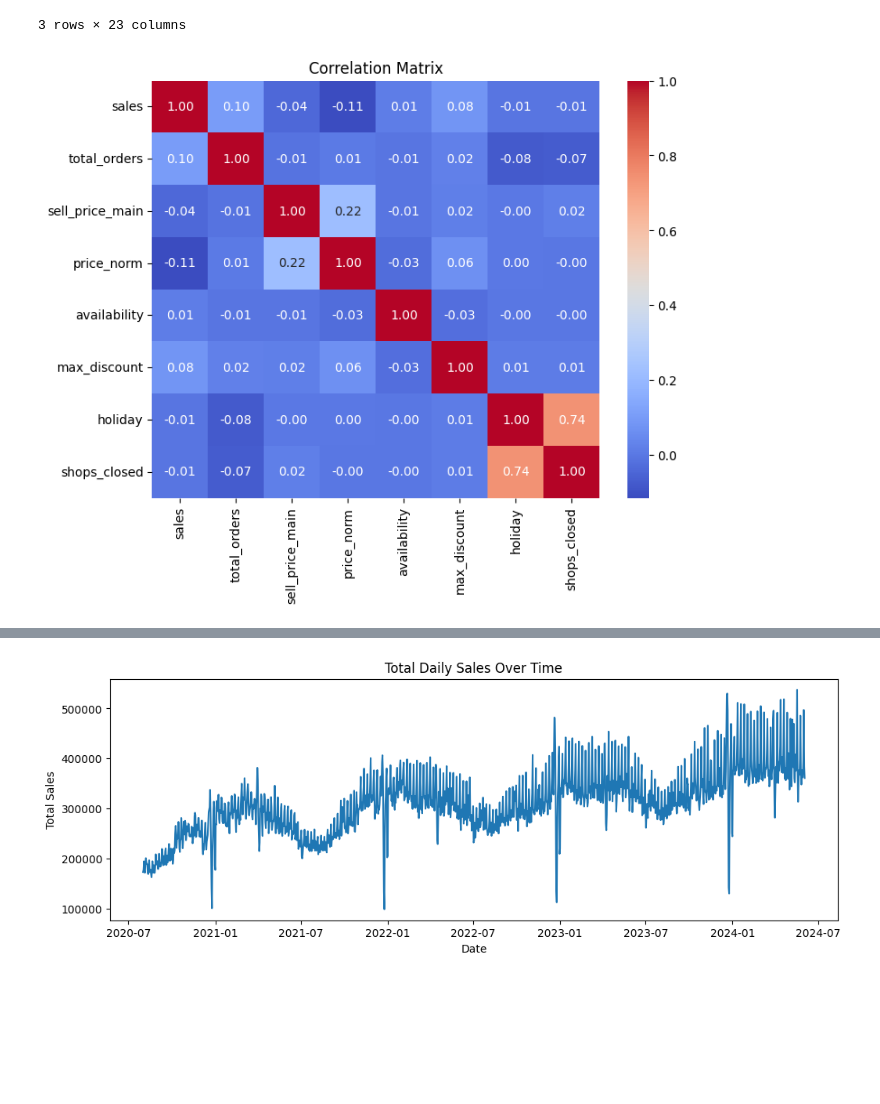
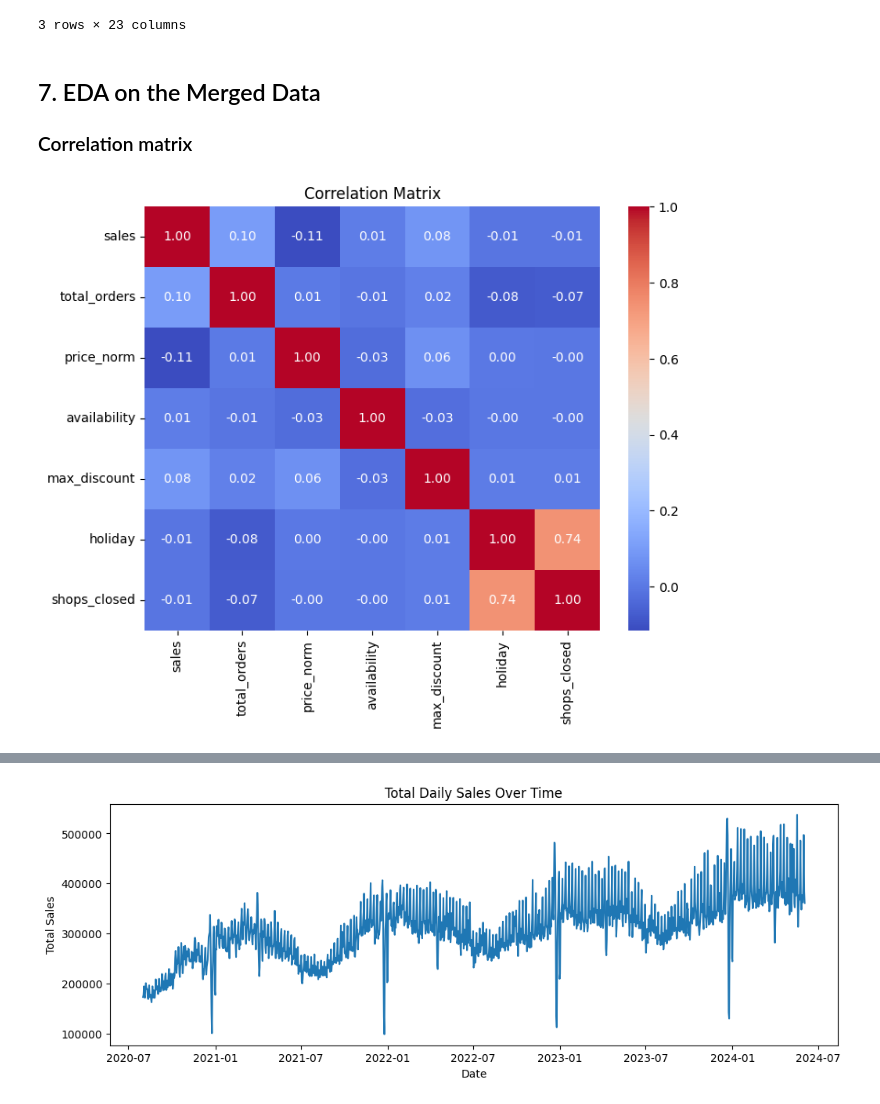
Before and after one commit to KtoxTheNisa/GROUP51_CENG313, a Jupyter notebook: assignment1_eda_baseline.ipynb, the cells around one changed output, grey strips where cells are left out. Saved outputs shown, nothing was run; the diff lists cells and outputs as text; code cells hidden in the pictures; blank space fills up the shorter version.

Commit message:
added within-product discount analysis and updated notebook outputs and readme

```diff
--- a/assignment1_eda_baseline.ipynb
+++ b/assignment1_eda_baseline.ipynb
@@ -226,7 +317,6 @@ Remaining missing values in calendar: 0
 # %%
 #normalize price per warehouse
-train_norm = normalize_price(train_clean)
-test_norm = normalize_price(test_clean)
+train_norm, test_norm = normalize_price(train_clean, test_clean)
 train_norm.groupby("warehouse")[["sell_price_main", "price_norm"]].agg(["min", "mean", "max"])
 # %% [output]
 |  | sell_price_main |  |  | price_norm |  |  |
@@ -257,12 +351,19 @@ Test shape after merge: (47021, 21)
 | 1 | 4845 | 2021-05-25 | Budapest_1 | 4663.0 | 12.63 | 455.96 | 1.0 | 0.0 | ... |
 | 2 | 4845 | 2021-12-20 | Budapest_1 | 6507.0 | 34.55 | 455.96 | 1.0 | 0.0 | ... |
 3 rows × 23 columns
+# %% [markdown]
+## 7. EDA on the Merged Data
+
+### Correlation matrix
 # %%
 #correlation matrix
-cols = ["sales", "total_orders", "sell_price_main", "price_norm", "availability", "max_discount", "holiday", "shops_closed"]
+#sell_price_main is not used because it is in different currencies
+#price_norm is used instead
+
+cols = ["sales", "total_orders", "price_norm", "availability", "max_discount", "holiday", "shops_closed"]
 plt.figure(figsize=(8, 6))
 sns.heatmap(train_merged[cols].corr(), annot=True, fmt=".2f", cmap="coolwarm")
 plt.title("Correlation Matrix")
 plt.show()
 # %% [output]
-[figure, old version]
+[figure, new version]
```
Also changed, not shown: parts of 32 cells of this notebook.
